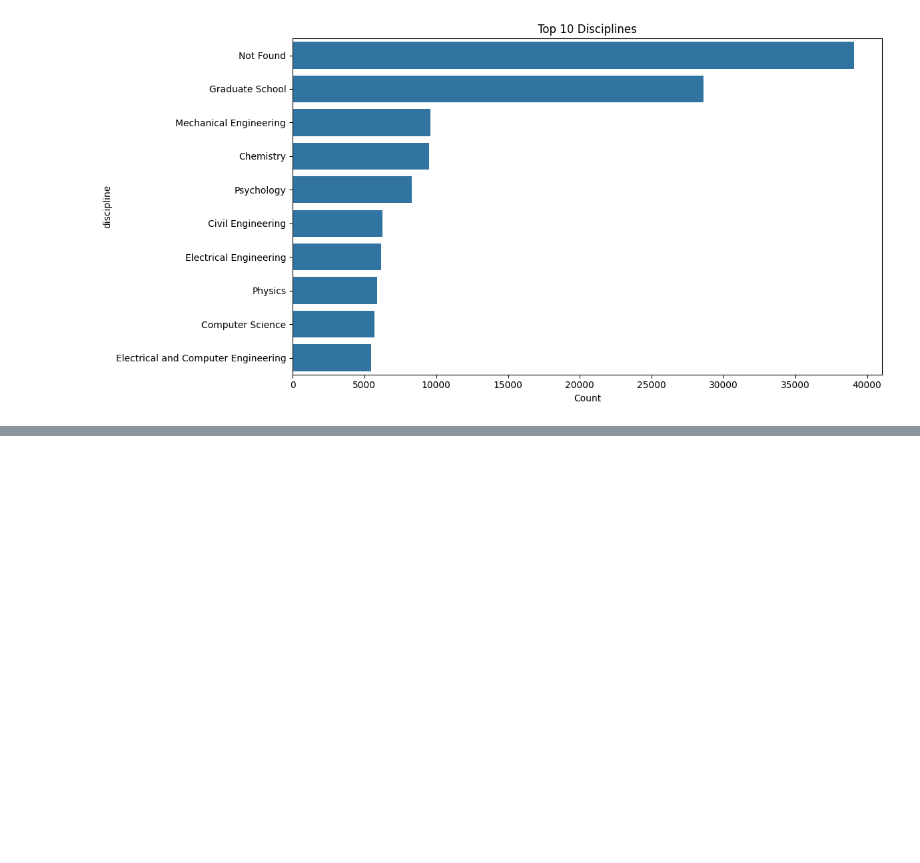
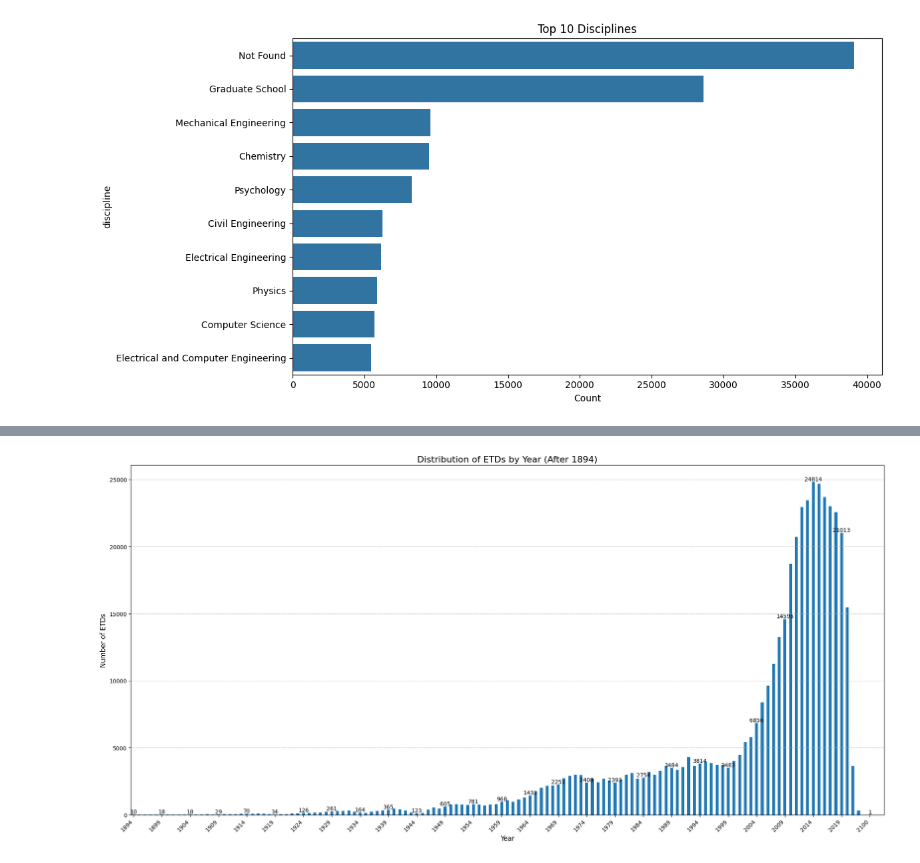
Before and after one commit to tongwu22/ETD, a Jupyter notebook: ETD1.ipynb, the cells around one changed output, grey strips where cells are left out. Cells and saved outputs as stored; diff of their text form; code cells hidden in the pictures; blank space fills up the shorter version.

```diff
--- a/ETD1.ipynb
+++ b/ETD1.ipynb
@@ -91,0 +236,38 @@ max          1.000000       1.000000
+# %%
+import pandas as pd
+import matplotlib.pyplot as plt
+
+# Assuming df is your dataframe
+# Convert year to integer and filter for years 1894 and later
+df['year'] = pd.to_numeric(df['year'], errors='coerce').astype('Int64')
+year_counts = df[df['year'] >= 1894]['year'].value_counts().sort_index()
+
+plt.figure(figsize=(20, 10))
+ax = year_counts.plot(kind='bar')
+
+plt.title('Distribution of ETDs by Year (After 1894)', fontsize=16)
+plt.xlabel('Year', fontsize=12)
+plt.ylabel('Number of ETDs', fontsize=12)
+
+# Set x-ticks to show every 5 years
+tick_positions = range(0, len(year_counts), 5)
+tick_labels = [str(year_counts.index[i]) for i in tick_positions]
+plt.xticks(tick_positions, tick_labels, rotation=45, ha='right')
+
+plt.subplots_adjust(bottom=0.2)
+plt.grid(axis='y', linestyle='--', alpha=0.7)
+
+# # Add value labels on top of each bar for years divisible by 10
+# for i, (year, count) in enumerate(year_counts.items()):
+#     if year % 10 == 0:
+#         ax.text(i, count, str(count), ha='center', va='bottom', fontsize=8)
+
+# Optionally, add value labels on top of each bar
+for i, v in enumerate(year_counts):
+    if i % 5 == 0:  # Only label every 5th bar to reduce clutter
+        ax.text(i, v, str(v), ha='center', va='bottom')
+
+plt.tight_layout()
+plt.show()
+# %% [output]
+[figure, added]
```
Also changed, not shown: parts of 8 cells of this notebook.
